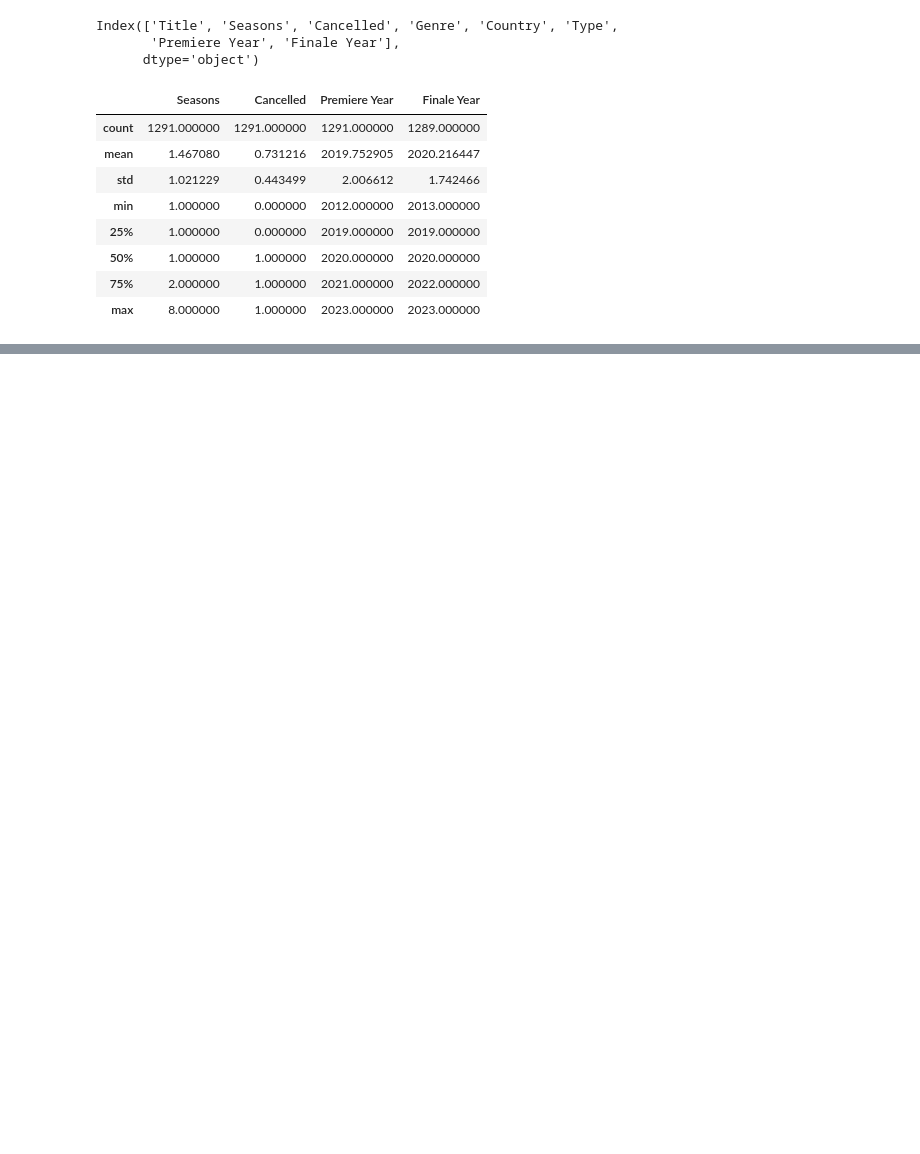
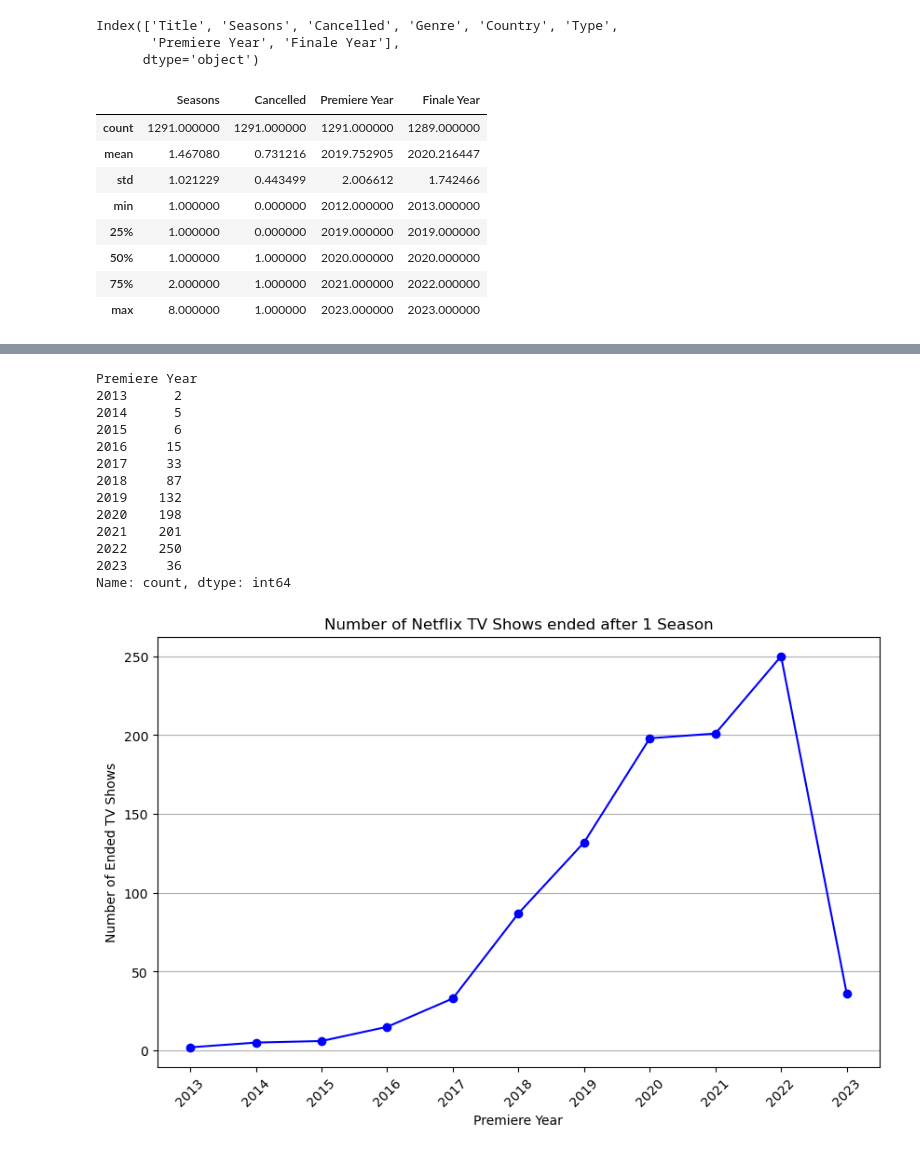
Before and after one commit to R-Byrd/project-one, a Jupyter notebook: Netflix_Statistical_Analysis_R.ipynb, the cells around one changed output, grey strips where cells are left out. Drawn from its saved outputs; the diff is of its cells as text; code cells hidden in the pictures; blank space fills up the shorter version.

```diff
--- a/Netflix_Statistical_Analysis_R.ipynb
+++ b/Netflix_Statistical_Analysis_R.ipynb
@@ -63,3 +63,45 @@ Name: count, dtype: int64
+# %%
+# Filter the DataFrame to include only canceled shows (Season Canceled == 1)
+canceled_shows_df = netflix_data_df.loc[netflix_data_df['Seasons'] == 1 ]
+
+# Count the number of canceled shows per finale year
+canceled_shows_per_year = canceled_shows_df['Premiere Year'].value_counts().sort_index()
+
+# Print the results
+print(canceled_shows_per_year)
+
+# Plot the number of canceled shows per finale year
+plt.figure(figsize=(10, 6))
+plt.plot(canceled_shows_per_year.index, canceled_shows_per_year.values, marker='o', linestyle='-', color='b')
+plt.title('Number of Netflix TV Shows ended after 1 Season')
+plt.xlabel('Premiere Year')
+plt.ylabel('Number of Ended TV Shows')
+plt.xticks(rotation=45)
+plt.grid(axis='y')
+
+plt.xticks(canceled_shows_per_year.index, canceled_shows_per_year.index, rotation=45)
+
+
+# Format the x-axis labels to remove the decimal
+ax.set_xticklabels([int(label.get_text().replace('.0', '')) for label in ax.get_xticklabels()])
+
+# Display the plot
+plt.show()
+# %% [output]
+Premiere Year
+2013      2
+2014      5
+2015      6
+2016     15
+2017     33
+2018     87
+2019    132
+2020    198
+2021    201
+2022    250
+2023     36
+Name: count, dtype: int64
+[figure, added]
 # %%
 # Filter the DataFrame to include only canceled shows (Season Canceled == 1)
 canceled_shows_df = netflix_data_df.loc[netflix_data_df['Seasons'] == 1 ]
```
Also changed, not shown: parts of 3 cells of this notebook, 1 other file.
